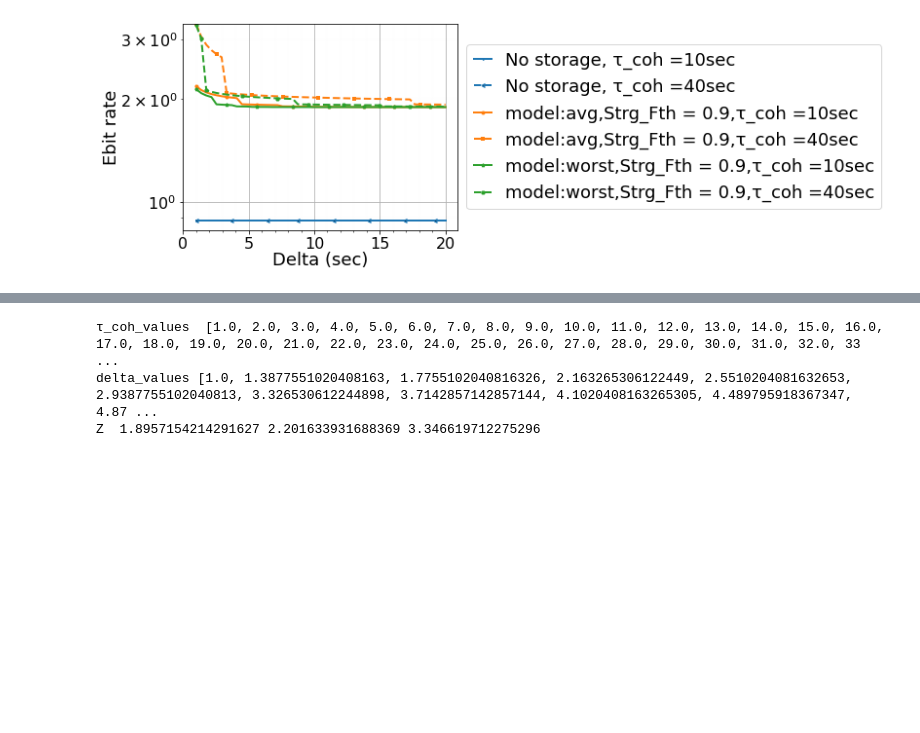
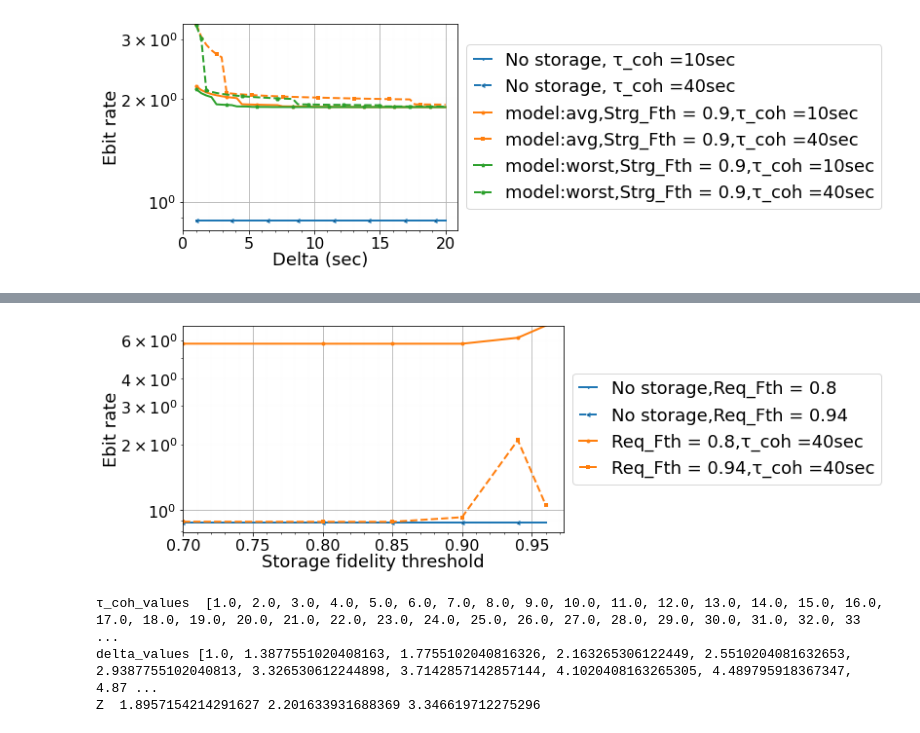
Before and after one commit to pooryousefshahrooz/QSN, a Jupyter notebook: plotting/parsing_and_plotting.ipynb, the cells around one changed output, grey strips where cells are left out. Drawn from its saved outputs; the diff is of its cells as text; code cells hidden in the pictures; blank space fills up the shorter version.

Commit message:
qubit decoherence assumptions on storage

```diff
--- a/plotting/parsing_and_plotting.ipynb
+++ b/plotting/parsing_and_plotting.ipynb
@@ -636,0 +530,94 @@ Invalid limit will be ignored.
+# %%
+
+scheme_keys = set([])
+storage_Fth_values  =set([])
+each_scheme_each_coherence_time_all_workloads = {}
+each_scheme_each_coherence_time_workloads  ={}
+
+# result_file_path = "../../QSN_results/QSN_resultsv3.csv" #for intermediate edge capacity 300 EPRps
+# result_file_path = "../../QSN_results/QSN_resultsv2.csv" #for intermediate edge capacity 100 EPRps
+result_file_path = "../../QSN_results/QSN_results_final_maximizing_rate.csv" #for intermediate edge capacity 100 EPRps
+
+result_file_path = "../../QSN_results/QSN_results_final_maximizing_rate_doceherence_assumption.csv" #for intermediate edge capacity 100 EPRps
+
+with open(result_file_path, "r") as f:
+    reader = csv.reader( (line.replace('\0','') for line in f) )
+    for line in reader:#t_max,i,request_fidelity_threshold,
+#                                           storage_block_threshold,
+#                                           storage_capacity,τ_coh,service_delay
+        # print()
+        t_max = int(line[0])
+        i = line[1]
+        request_fidelity_threshold= float(line[2])
+        storage_block_threshold= float(line[3])
+        storage_capacity = int(line[4])
+        τ_coh = float(line[5])
+        delta = float(line[6])
+        objective_value = float(line[7])
+        edge_capacity = int(line[8])
+#         print(τ_coh)
+#         print("objective_value",objective_value)
+
+        if  ( t_max in [20] and request_fidelity_threshold in [0.9,0.94,0.8]  and
+
+              edge_capacity in [200] and delta in [40] and storage_capacity in [1000] and τ_coh in [40.0]
+            ):
+            scheme = "model:"+str(decoherence_assumption)+",Req_Fth = "+str(request_fidelity_threshold)+",τ_coh ="+str(int(τ_coh))+"sec"
+            try:
+                each_scheme_each_coherence_time_workloads[scheme][storage_block_threshold].append(objective_value)
+            except:
+                try:
+                    each_scheme_each_coherence_time_workloads[scheme][storage_block_threshold]= [objective_value]
+                except:
+                    each_scheme_each_coherence_time_workloads[scheme]={}
+                    each_scheme_each_coherence_time_workloads[scheme][storage_block_threshold]=[objective_value]
+
+            if scheme not in scheme_keys:
+                scheme_keys.add(scheme)
+            storage_Fth_values.add(storage_block_threshold)
+            scheme2 = "No storage,"+"Req_Fth = "+str(request_fidelity_threshold)
+            no_storage_ebit_rate = 2.646706339208193
+            no_storage_ebit_rate = 0.8822354464027311
+            try:
+                each_scheme_each_coherence_time_workloads[scheme2][storage_block_threshold].append(no_storage_ebit_rate)
+            except:
+                try:
+                    each_scheme_each_coherence_time_workloads[scheme2][storage_block_threshold]= [no_storage_ebit_rate]
+                except:
+                    each_scheme_each_coherence_time_workloads[scheme2]={}
+                    each_scheme_each_coherence_time_workloads[scheme2][storage_block_threshold]=[no_storage_ebit_rate]
+
+
+            if scheme2 not in scheme_keys:
+                scheme_keys.add(scheme2)
+
+
+selected_values = []
+each_scheme_each_coherence_time_workloads_percentage = {}
+for scheme,τ_coh_value_satisfied_number in each_scheme_each_coherence_time_workloads.items():
+    for τ_coh,values in τ_coh_value_satisfied_number.items():
+
+        avg_EGR = sum(values)/len(values)
+        try:
+            each_scheme_each_coherence_time_workloads_percentage[scheme][τ_coh] = avg_EGR
+        except:
+            each_scheme_each_coherence_time_workloads_percentage[scheme]  ={}
+            each_scheme_each_coherence_time_workloads_percentage[scheme][τ_coh]=avg_EGR
+        selected_values.append(avg_EGR)
+
+
+storage_Fth_values = list(storage_Fth_values)
+storage_Fth_values.sort()
+scheme_keys = list(scheme_keys)
+scheme_keys.sort()
+ploting_simple_y_as_x("Storage fidelity threshold","Ebit rate",
+                        18, 18, 16,
+                      16, 0, 0,
+                      min(storage_Fth_values),0,False,[],max(selected_values),
+
+                      list(scheme_keys),
+                      each_scheme_each_coherence_time_workloads_percentage,
+                      storage_Fth_values,storage_Fth_values,
+                      True,True,True,1,18,
+                      "plots/QSN_repeater_chain_ebit_as_storage_Fth.pdf",True,2,11.4,3.8,True)
+# %% [output]
@@ -637,3 +643,4 @@ Invalid limit will be ignored.
+[figure, added]
 # %%
 # plotting 3D Ebit rate as coherence and delta time
 
```
Also changed, not shown: parts of 2 cells of this notebook, 3 other files.
